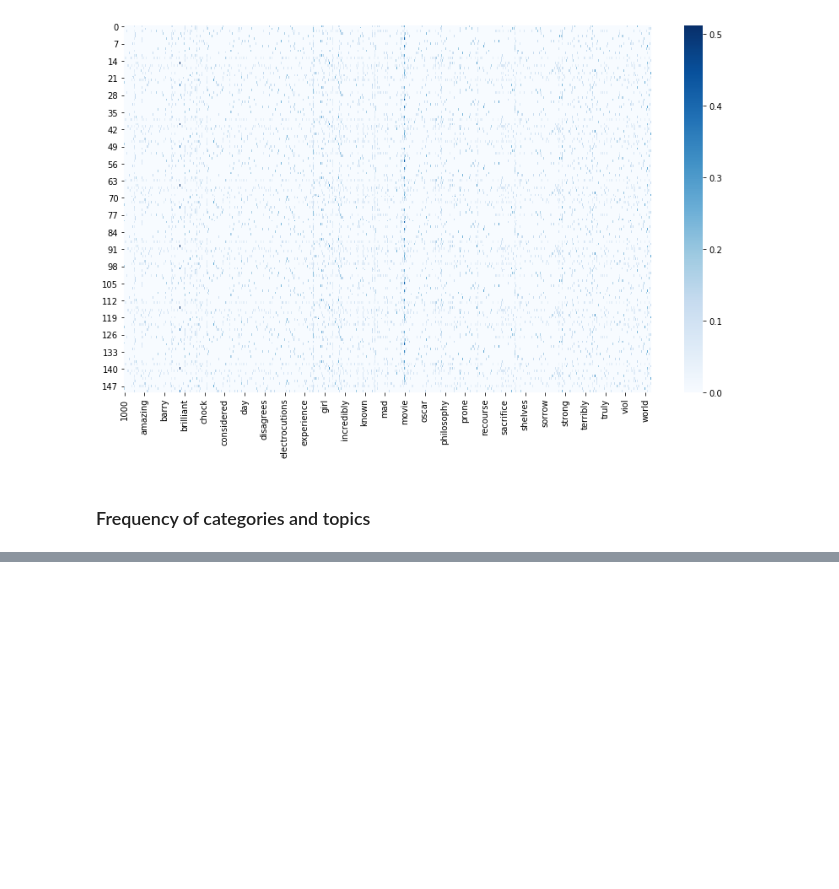
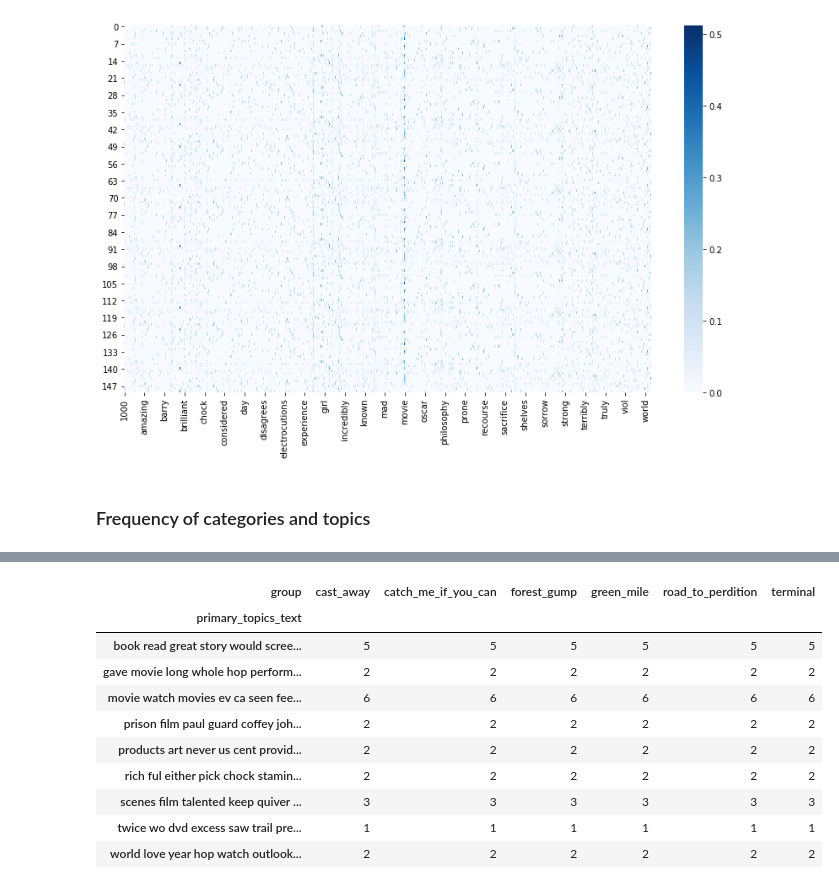
Before and after one commit to kjprice/smu-nlp, a Jupyter notebook: Final - Topic Modeling.ipynb, the cells around one changed output, grey strips where cells are left out. Saved outputs shown, nothing was run; the diff lists cells and outputs as text; code cells hidden in the pictures; blank space fills up the shorter version.

```diff
--- a/Final - Topic Modeling.ipynb
+++ b/Final - Topic Modeling.ipynb
@@ -384,0 +392,14 @@ tf_vectorizer.inverse_transform(a)
+# %%
+category_df.groupby(['primary_topics_text', 'group']).size().unstack()
+# %% [output]
+| group | cast_away | catch_me_if_you_can | forest_gump | green_mile | road_to_perdition | terminal |
+| primary_topics_text |  |  |  |  |  |  |
+| book read great story would scree... | 5 | 5 | 5 | 5 | 5 | 5 |
+| gave movie long whole hop perform... | 2 | 2 | 2 | 2 | 2 | 2 |
+| movie watch movies ev ca seen fee... | 6 | 6 | 6 | 6 | 6 | 6 |
+| prison film paul guard coffey joh... | 2 | 2 | 2 | 2 | 2 | 2 |
+| products art never us cent provid... | 2 | 2 | 2 | 2 | 2 | 2 |
+| rich ful either pick chock stamin... | 2 | 2 | 2 | 2 | 2 | 2 |
+| scenes film talented keep quiver ... | 3 | 3 | 3 | 3 | 3 | 3 |
+| twice wo dvd excess saw trail pre... | 1 | 1 | 1 | 1 | 1 | 1 |
+| world love year hop watch outlook... | 2 | 2 | 2 | 2 | 2 | 2 |
```
Also changed, not shown: parts of 12 cells of this notebook.
